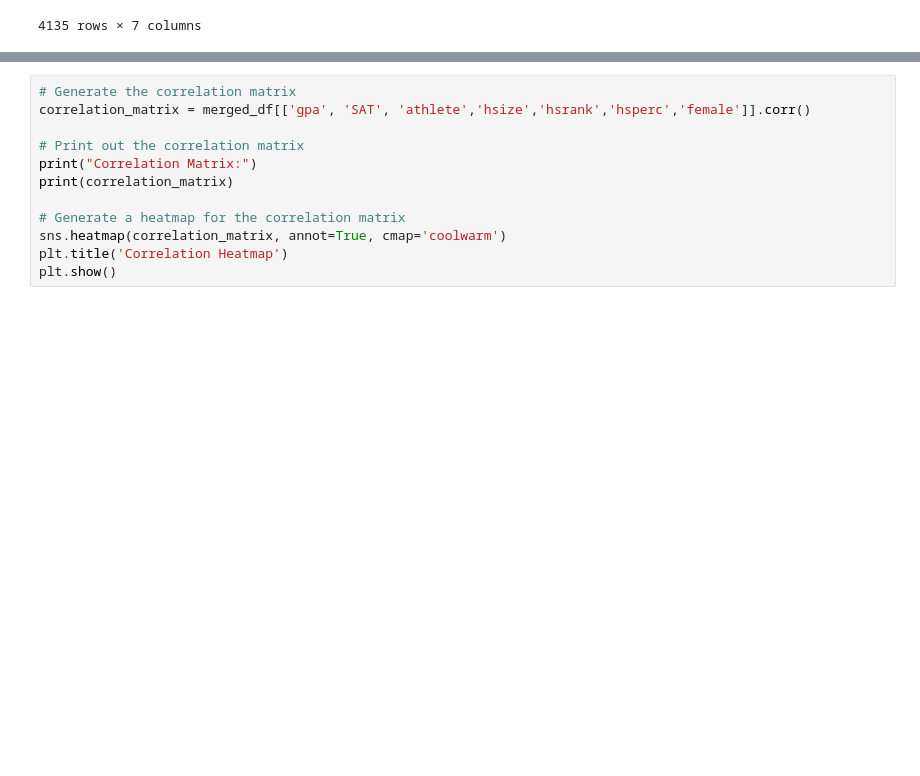
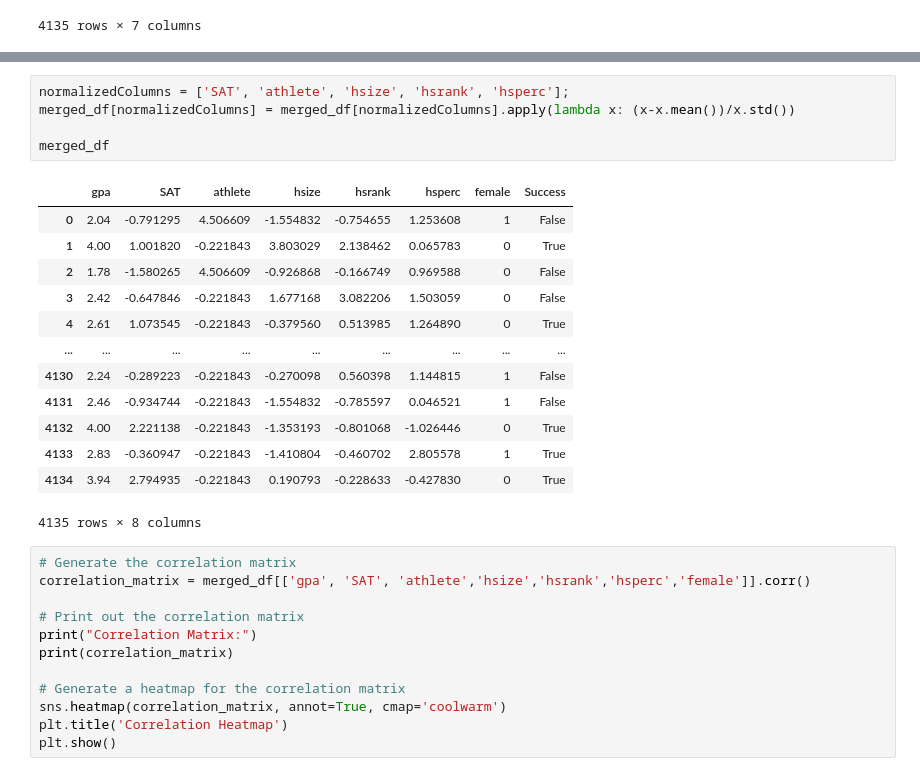
Before and after one commit to MyronTadros/DataScienceProject, a Jupyter notebook: notebook.ipynb, the cells around one changed output, grey strips where cells are left out. Cells and saved outputs as stored; diff of their text form; blank space fills up the shorter version.

```diff
--- a/notebook.ipynb
+++ b/notebook.ipynb
@@ -27,3 +52,22 @@ merged_df
+# %%
+normalizedColumns = ['SAT', 'athlete', 'hsize', 'hsrank', 'hsperc'];
+merged_df[normalizedColumns] = merged_df[normalizedColumns].apply(lambda x: (x-x.mean())/x.std())
+
+merged_df
+# %% [output]
+|  | gpa | SAT | athlete | hsize | hsrank | hsperc | female | Success |
+| 0 | 2.04 | -0.791295 | 4.506609 | -1.554832 | -0.754655 | 1.253608 | 1 | False |
+| 1 | 4.00 | 1.001820 | -0.221843 | 3.803029 | 2.138462 | 0.065783 | 0 | True |
+| 2 | 1.78 | -1.580265 | 4.506609 | -0.926868 | -0.166749 | 0.969588 | 0 | False |
+| 3 | 2.42 | -0.647846 | -0.221843 | 1.677168 | 3.082206 | 1.503059 | 0 | False |
+| 4 | 2.61 | 1.073545 | -0.221843 | -0.379560 | 0.513985 | 1.264890 | 0 | True |
+| ... | ... | ... | ... | ... | ... | ... | ... | ... |
+| 4130 | 2.24 | -0.289223 | -0.221843 | -0.270098 | 0.560398 | 1.144815 | 1 | False |
+| 4131 | 2.46 | -0.934744 | -0.221843 | -1.554832 | -0.785597 | 0.046521 | 1 | False |
+| 4132 | 4.00 | 2.221138 | -0.221843 | -1.353193 | -0.801068 | -1.026446 | 0 | True |
+| 4133 | 2.83 | -0.360947 | -0.221843 | -1.410804 | -0.460702 | 2.805578 | 1 | True |
+| 4134 | 3.94 | 2.794935 | -0.221843 | 0.190793 | -0.228633 | -0.427830 | 0 | True |
+4135 rows × 8 columns
 # %%
 # Generate the correlation matrix
 correlation_matrix = merged_df[['gpa', 'SAT', 'athlete','hsize','hsrank','hsperc','female']].corr()
```
Also changed, not shown: parts of 7 cells of this notebook.
